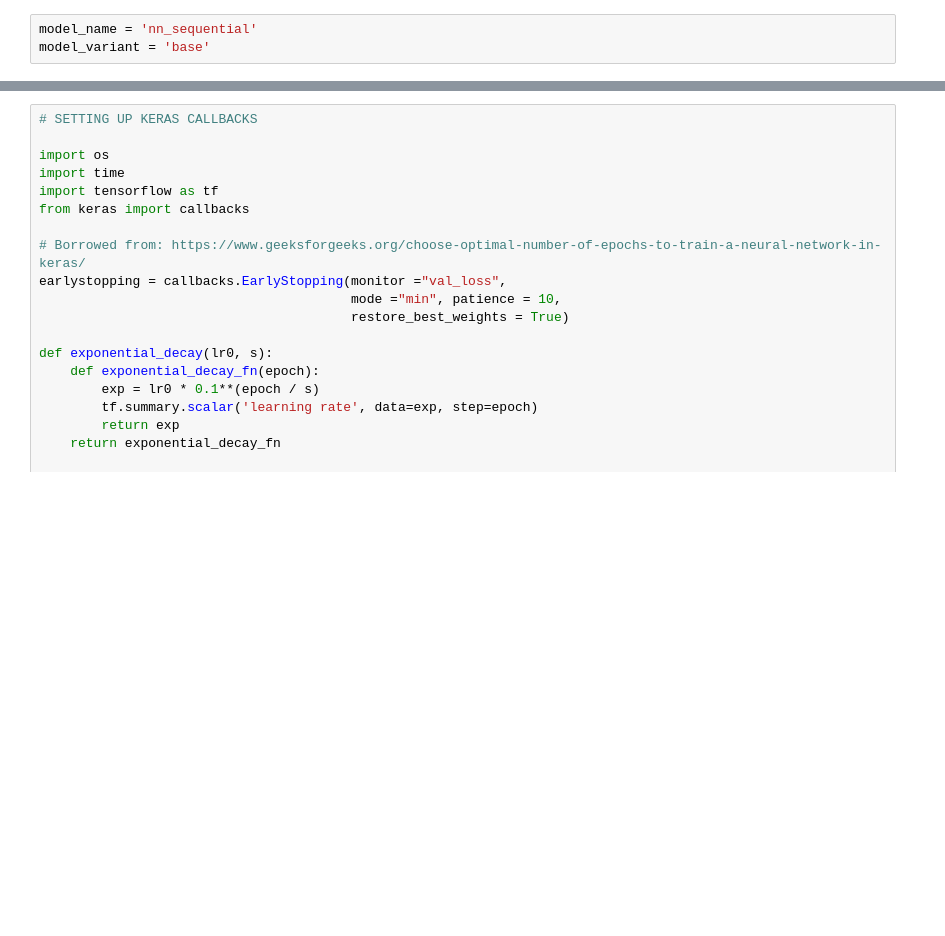
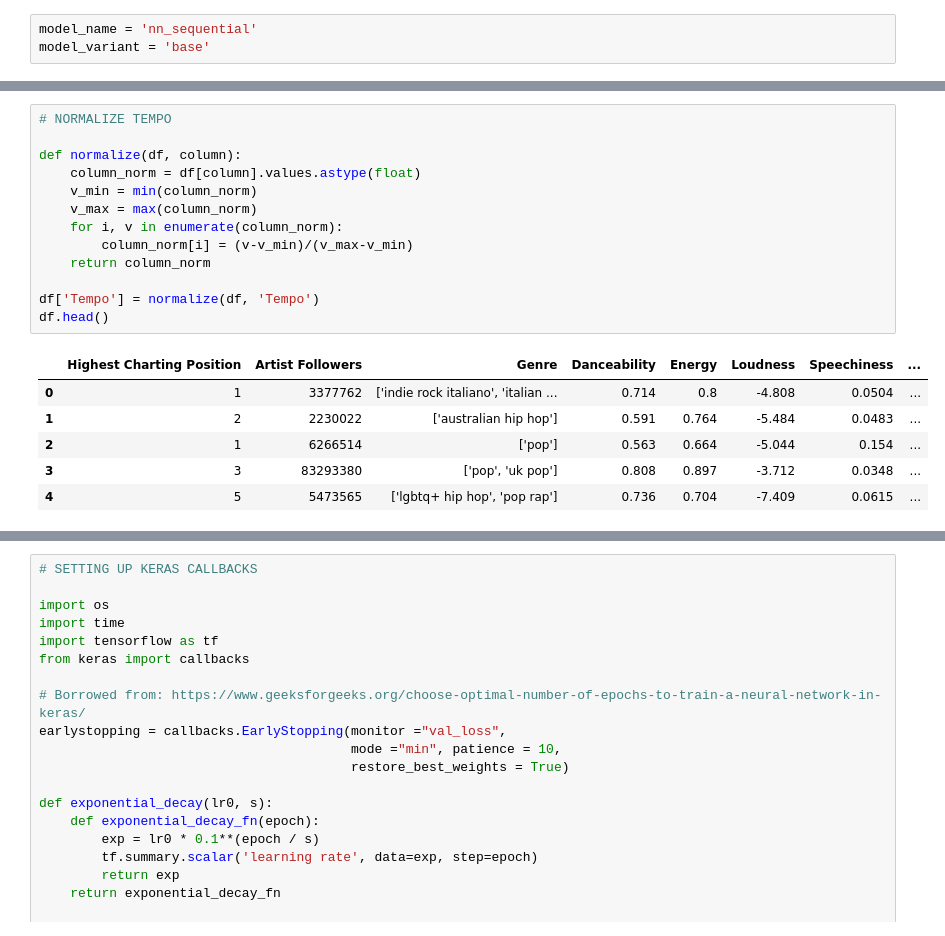
Before and after one commit to MortenLenschow/ITMAL_O4, a Jupyter notebook: models/nn_sequential.ipynb, the cells around one changed output, grey strips where cells are left out. Saved outputs shown, nothing was run; the diff lists cells and outputs as text; blank space fills up the shorter version.

```diff
--- a/models/nn_sequential.ipynb
+++ b/models/nn_sequential.ipynb
@@ -21,0 +40,20 @@ df.head()
+# %%
+# NORMALIZE TEMPO
+
+def normalize(df, column):
+    column_norm = df[column].values.astype(float)
+    v_min = min(column_norm)
+    v_max = max(column_norm)
+    for i, v in enumerate(column_norm):
+        column_norm[i] = (v-v_min)/(v_max-v_min)
+    return column_norm
+
+df['Tempo'] = normalize(df, 'Tempo')
+df.head()
+# %% [output]
+|  | Highest Charting Position | Artist Followers | Genre | Danceability | Energy | Loudness | Speechiness | ... |
+| 0 | 1 | 3377762 | ['indie rock italiano', 'italian ... | 0.714 | 0.8 | -4.808 | 0.0504 | ... |
+| 1 | 2 | 2230022 | ['australian hip hop'] | 0.591 | 0.764 | -5.484 | 0.0483 | ... |
+| 2 | 1 | 6266514 | ['pop'] | 0.563 | 0.664 | -5.044 | 0.154 | ... |
+| 3 | 3 | 83293380 | ['pop', 'uk pop'] | 0.808 | 0.897 | -3.712 | 0.0348 | ... |
+| 4 | 5 | 5473565 | ['lgbtq+ hip hop', 'pop rap'] | 0.736 | 0.704 | -7.409 | 0.0615 | ... |
```
Also changed, not shown: parts of 5 cells of this notebook.
